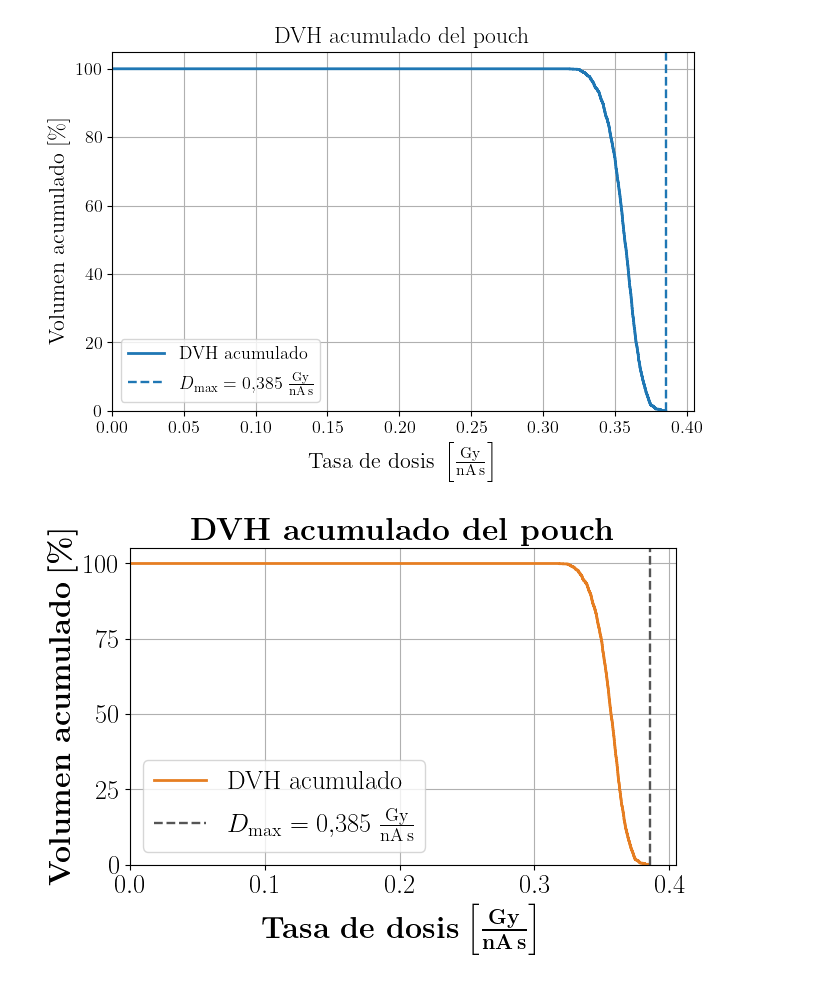
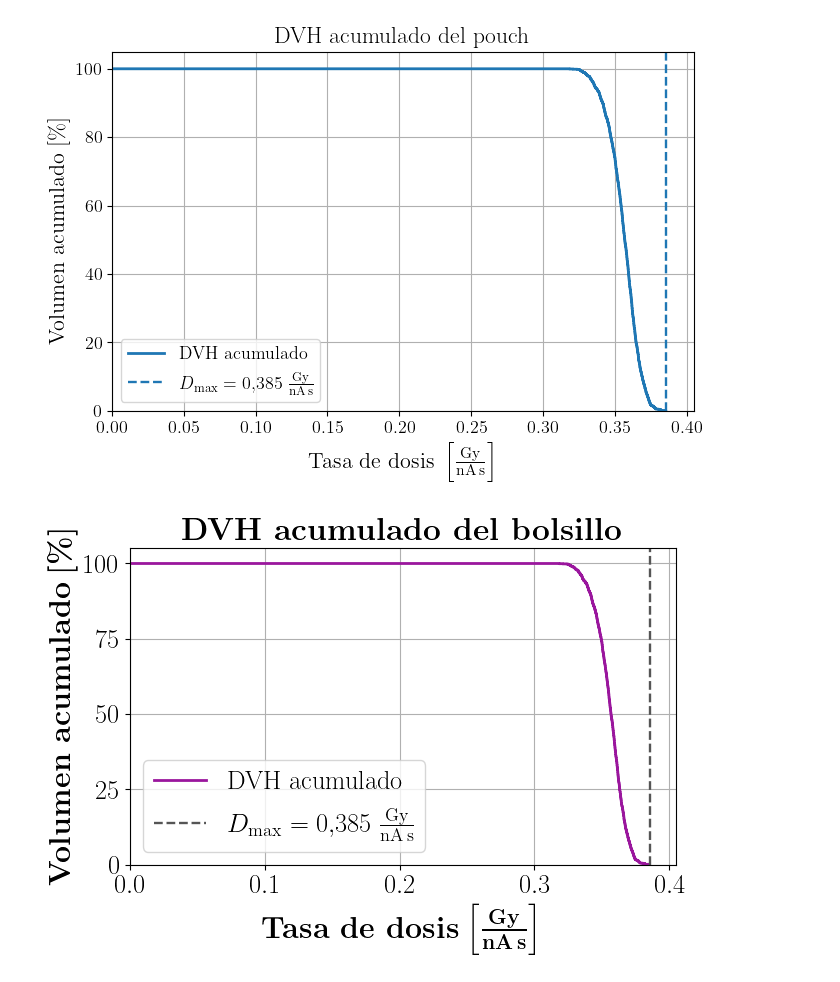
Before and after one commit to arirodriguez001/Laboratory-VII, a Jupyter notebook: Modelo irradiacion final/graficos para presentacion/sin atenuador/histograma.ipynb, the cells around one changed output. Cells and saved outputs as stored; diff of their text form; code cells hidden in the pictures.

```diff
--- a/Modelo irradiacion final/graficos para presentacion/sin atenuador/histograma.ipynb
+++ b/Modelo irradiacion final/graficos para presentacion/sin atenuador/histograma.ipynb
@@ -973,7 +969,7 @@ plt.step(
     volumen_acum_plot,
     where="post",
     linewidth=2,
-    color="#E67E22",
+    color="#9a169d",
     label="DVH acumulado"
 )
 
@@ -982,32 +978,32 @@ plt.axvline(
     color="#555555",
     linestyle="--",
     linewidth=1.7,
     label=(
         rf"$D_{{\mathrm{{max}}}}="
         rf"{dosis_maxima_texto}\;"
         rf"\frac{{\mathrm{{Gy}}}}{{\mathrm{{nA}}\,\mathrm{{s}}}}$"
     )
 )
 
 plt.xlabel(
     r"\textbf{Tasa de dosis}\;"
     r"$\boldsymbol{\left[\frac{\mathrm{Gy}}{\mathrm{nA}\,\mathrm{s}}\right]}$"
 )
 
 plt.ylabel(
     r"\textbf{Volumen acumulado}\;"
     r"$\boldsymbol{[\%]}$"
 )
 
-plt.title(r"\textbf{DVH acumulado del pouch}")
+plt.title(r"\textbf{DVH acumulado del bolsillo}")
 
 plt.grid(True)
 plt.legend()
 
 plt.xlim(0, dosis_maxima * 1.05)
 plt.ylim(0, 105)
 
 plt.tight_layout()
 plt.show()
 # %% [output]
-[figure, old version]
+[figure, new version]
```
Also changed, not shown: parts of 1 cell of this notebook, 1 other file.
